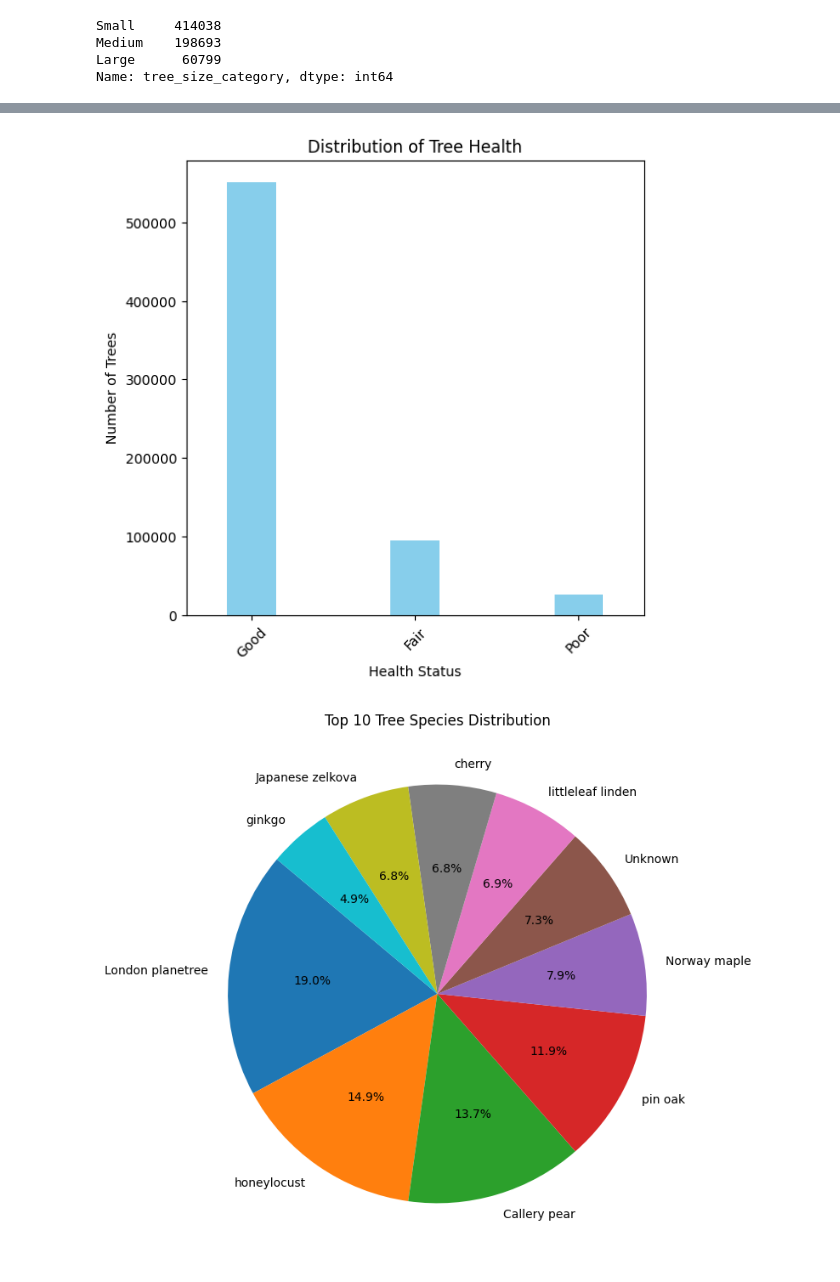
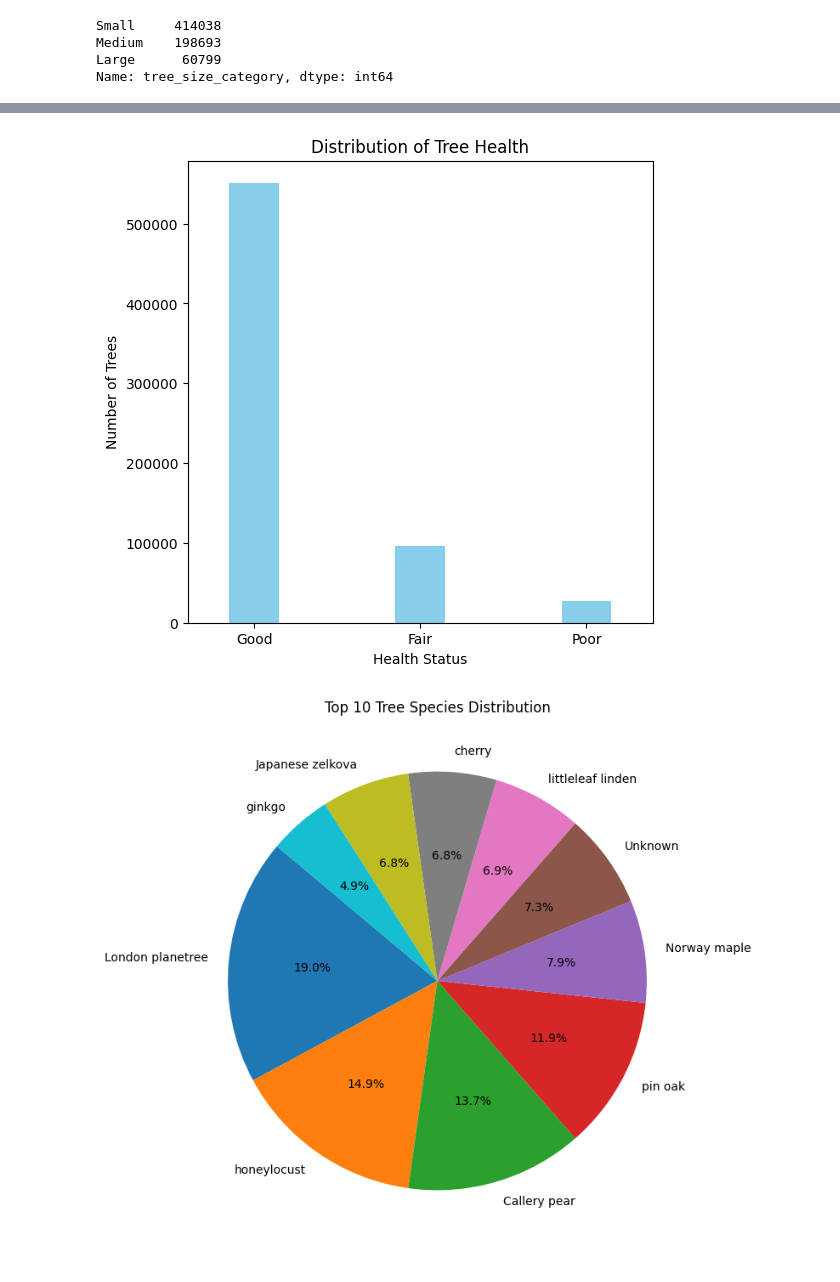
Before and after one commit to asha8r/2015-Street-Tree-Census, a Jupyter notebook: 2015_Street_Tree_Census.ipynb, the cells around one changed output, grey strips where cells are left out. Drawn from its saved outputs; the diff is of its cells as text; code cells hidden in the pictures.

Commit message:
Performed Statistical Analysis, Hypothesis Tests, and Visualization of the 2015_Street_tree_Cencus Dataset

```diff
--- a/2015_Street_Tree_Census.ipynb
+++ b/2015_Street_Tree_Census.ipynb
@@ -361,13 +361,13 @@ yearly_distribution = street_tree_no_outliers['year'].value_counts()
 # %%
 plt.figure(figsize=(6, 6))
 health_distribution.plot(kind='bar', color='skyblue', width=0.3)
 plt.title('Distribution of Tree Health')
 plt.xlabel('Health Status')
 plt.ylabel('Number of Trees')
-plt.xticks(rotation=45)
+plt.xticks(rotation=0)
 plt.show()
 # %% [output]
-[figure, old version]
+[figure, new version]
 # %%
 plt.figure(figsize=(8, 8))
 common_species.plot(kind='pie', autopct='%1.1f%%', startangle=140)
```
Also changed, not shown: parts of 13 cells of this notebook.
